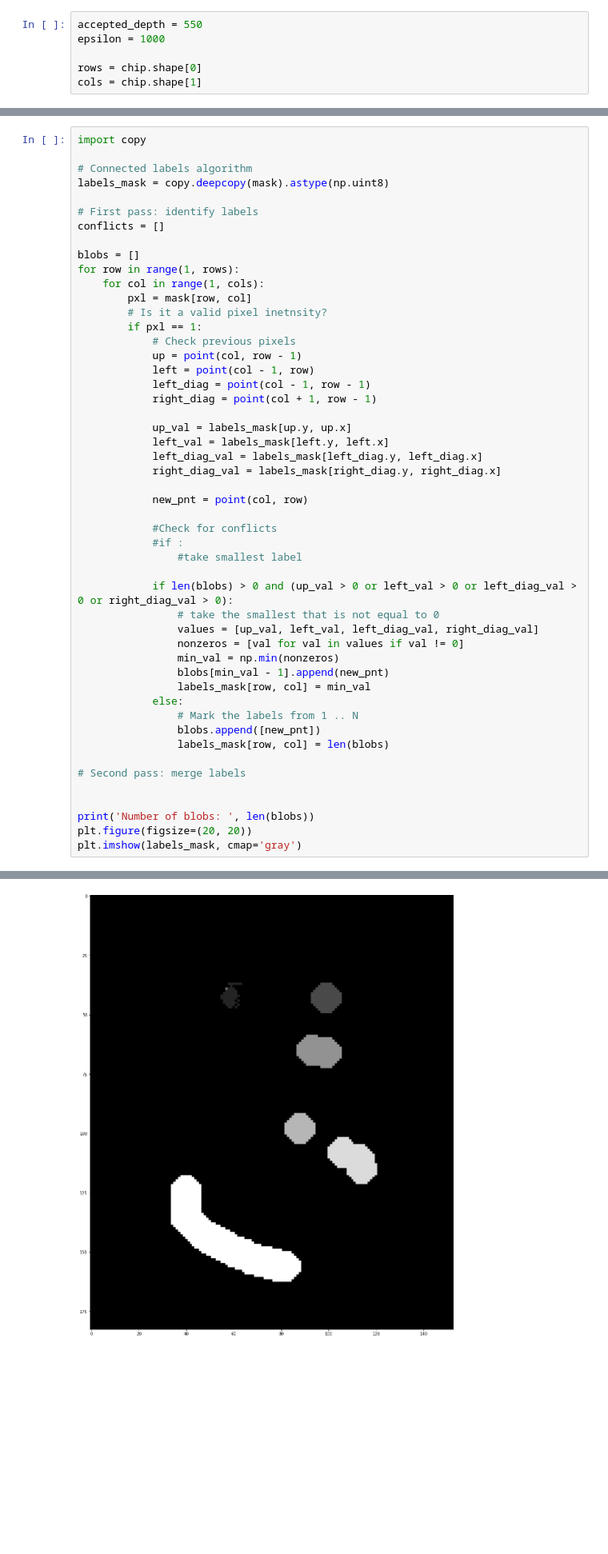
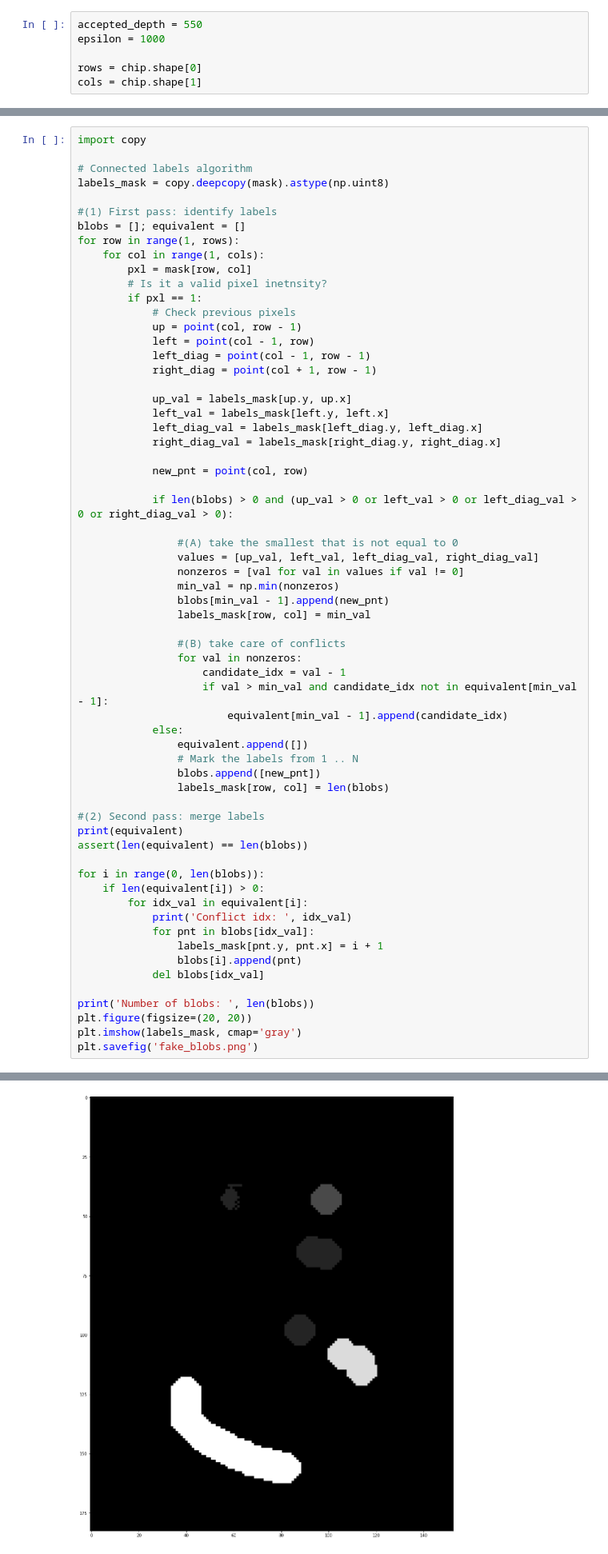
Before and after one commit to filipgrigorov/depth_scaling_experiments, a Jupyter notebook: fake_depth_analysis.ipynb, the cells around one changed output, grey strips where cells are left out. Shown at 80% size. Cells and saved outputs as stored; diff of their text form; blank space fills up the shorter version.

Commit message:
- Completed the second pass of the algorithm as well

```diff
--- a/fake_depth_analysis.ipynb
+++ b/fake_depth_analysis.ipynb
@@ -89,10 +90,8 @@ import copy
 # Connected labels algorithm
 labels_mask = copy.deepcopy(mask).astype(np.uint8)
 
-# First pass: identify labels
-conflicts = []
-
-blobs = []
+#(1) First pass: identify labels
+blobs = []; equivalent = []
 for row in range(1, rows):
     for col in range(1, cols):
         pxl = mask[row, col]
@@ -111,26 +110,41 @@ for row in range(1, rows):
 
             new_pnt = point(col, row)
 
-            #Check for conflicts
-            #if :
-                #take smallest label
+            if len(blobs) > 0 and (up_val > 0 or left_val > 0 or left_diag_val > 0 or right_diag_val > 0):
 
-            if len(blobs) > 0 and (up_val > 0 or left_val > 0 or left_diag_val > 0 or right_diag_val > 0):
-                # take the smallest that is not equal to 0
+                #(A) take the smallest that is not equal to 0
                 values = [up_val, left_val, left_diag_val, right_diag_val]
                 nonzeros = [val for val in values if val != 0]
                 min_val = np.min(nonzeros)
                 blobs[min_val - 1].append(new_pnt)
                 labels_mask[row, col] = min_val
+
+                #(B) take care of conflicts
+                for val in nonzeros:
+                    candidate_idx = val - 1
+                    if val > min_val and candidate_idx not in equivalent[min_val - 1]:
+                        equivalent[min_val - 1].append(candidate_idx)
             else:
+                equivalent.append([])
                 # Mark the labels from 1 .. N
                 blobs.append([new_pnt])
                 labels_mask[row, col] = len(blobs)
 
-# Second pass: merge labels
+#(2) Second pass: merge labels
+print(equivalent)
+assert(len(equivalent) == len(blobs))
 
+for i in range(0, len(blobs)):
+    if len(equivalent[i]) > 0:
+        for idx_val in equivalent[i]:
+            print('Conflict idx: ', idx_val)
+            for pnt in blobs[idx_val]:
+                labels_mask[pnt.y, pnt.x] = i + 1
+                blobs[i].append(pnt)
+            del blobs[idx_val]
 
 print('Number of blobs: ', len(blobs))
 plt.figure(figsize=(20, 20))
 plt.imshow(labels_mask, cmap='gray')
+plt.savefig('fake_blobs.png')
 # %% [output]
@@ -139,4 +156,4 @@ Number of blobs:  7
-[figure, old version]
+[figure, new version]
 # %%
 #Draw rectangles around them
 orig_mask = copy.deepcopy(mask).astype(np.uint8)
```
Also changed, not shown: parts of 4 cells of this notebook.
